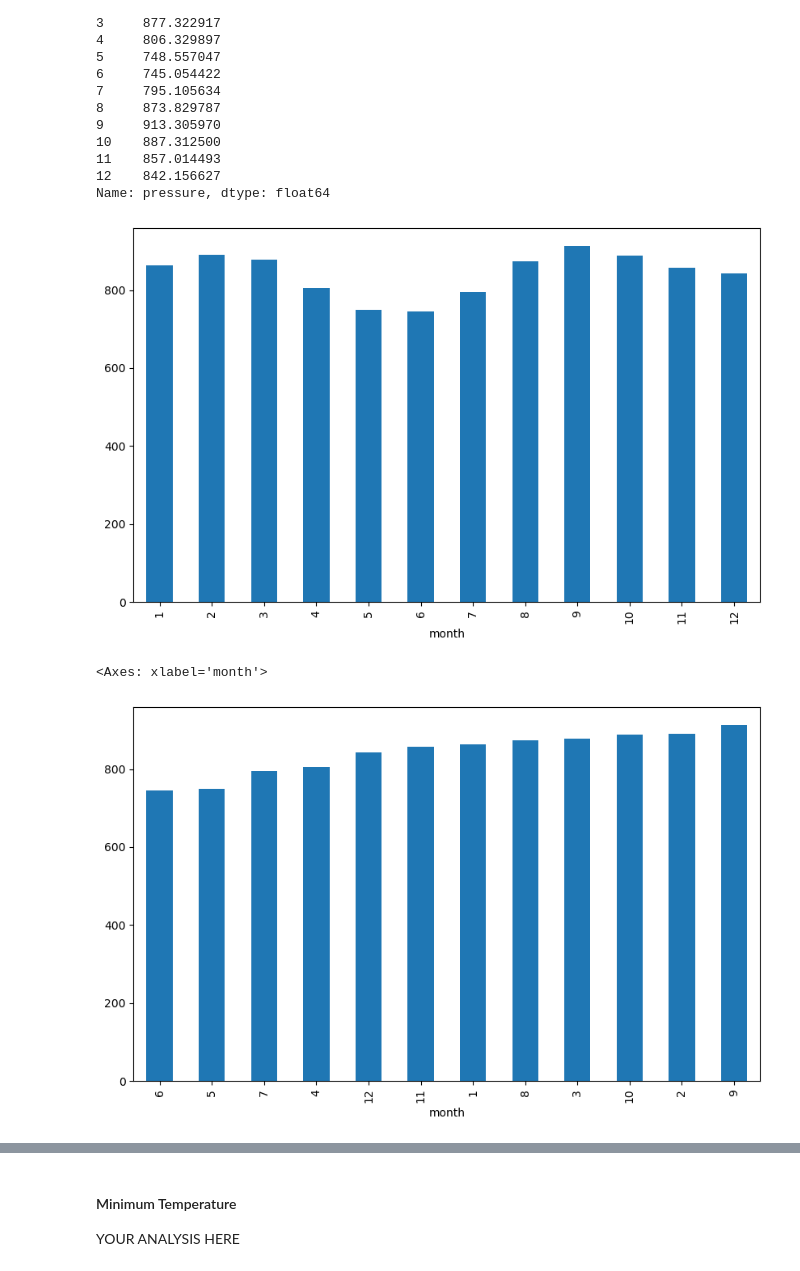
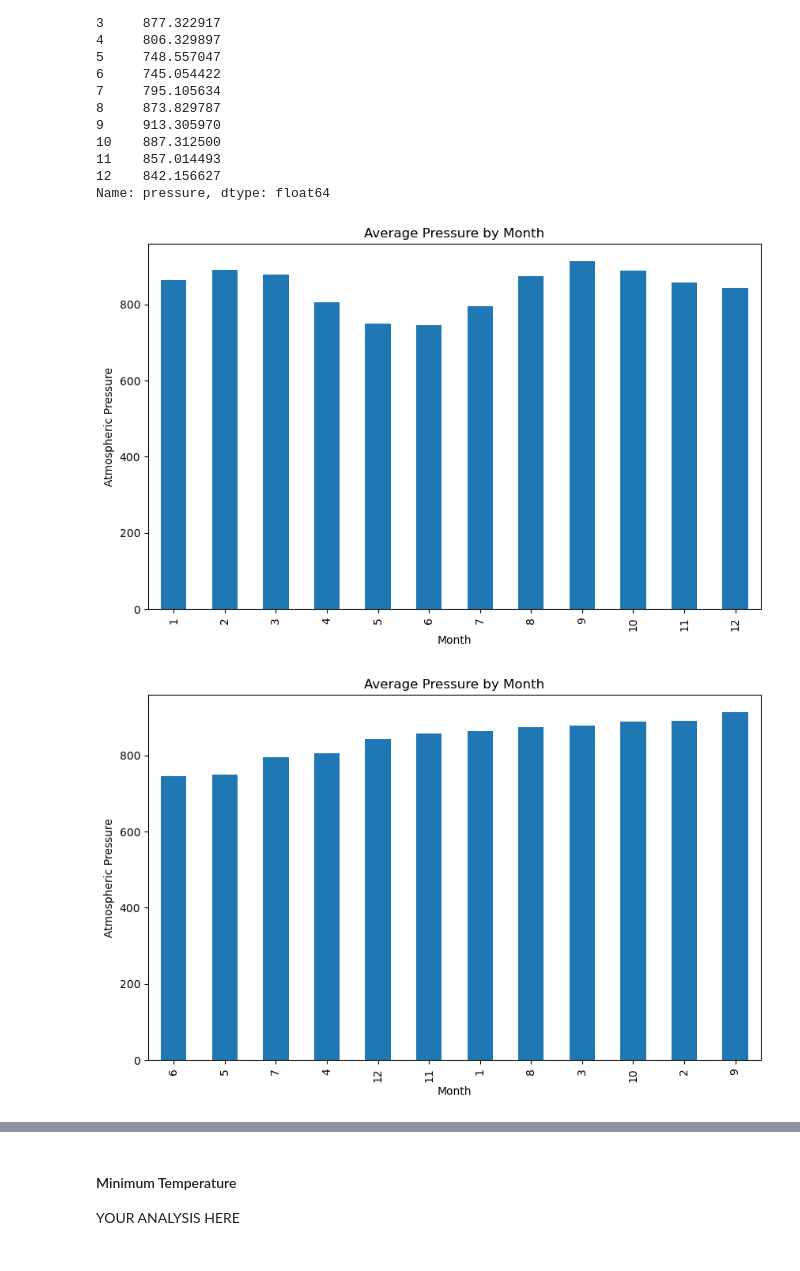
Before and after one commit to av9248/Module-11-Challenge, a Jupyter notebook: part_2_mars_weather.ipynb, the cells around one changed output, grey strips where cells are left out. Cells and saved outputs as stored; diff of their text form; code cells hidden in the pictures.

```diff
--- a/part_2_mars_weather.ipynb
+++ b/part_2_mars_weather.ipynb
@@ -254,15 +260,21 @@ Name: pressure, dtype: float64
 # %%
 # Plot the average pressure by month
 avg_pressure.plot(kind = "bar", figsize = (10,6))
+plt.title('Average Pressure by Month')
+plt.xlabel('Month')
+plt.ylabel('Atmospheric Pressure')
 plt.show()
 # %% [output]
-[figure, old version]
+[figure, new version]
 # %%
 # Identify the lowest and highest pressure months in Curiosity's location by sorting the previous graph
 avg_pressure.sort_values().plot(kind = "bar", figsize = (10,6))
+plt.title('Average Pressure by Month')
+plt.xlabel('Month')
+plt.ylabel('Atmospheric Pressure')
+plt.show()
 # %% [output]
-<Axes: xlabel='month'>
-[figure, old version]
+[figure, new version]
 # %%
 # 5. How many terrestrial (Earth) days are there in a Martian year?
 # Visually estimate the result by plotting the daily minimum temperature of each observation in the data set.
```
Also changed, not shown: parts of 3 cells of this notebook.
